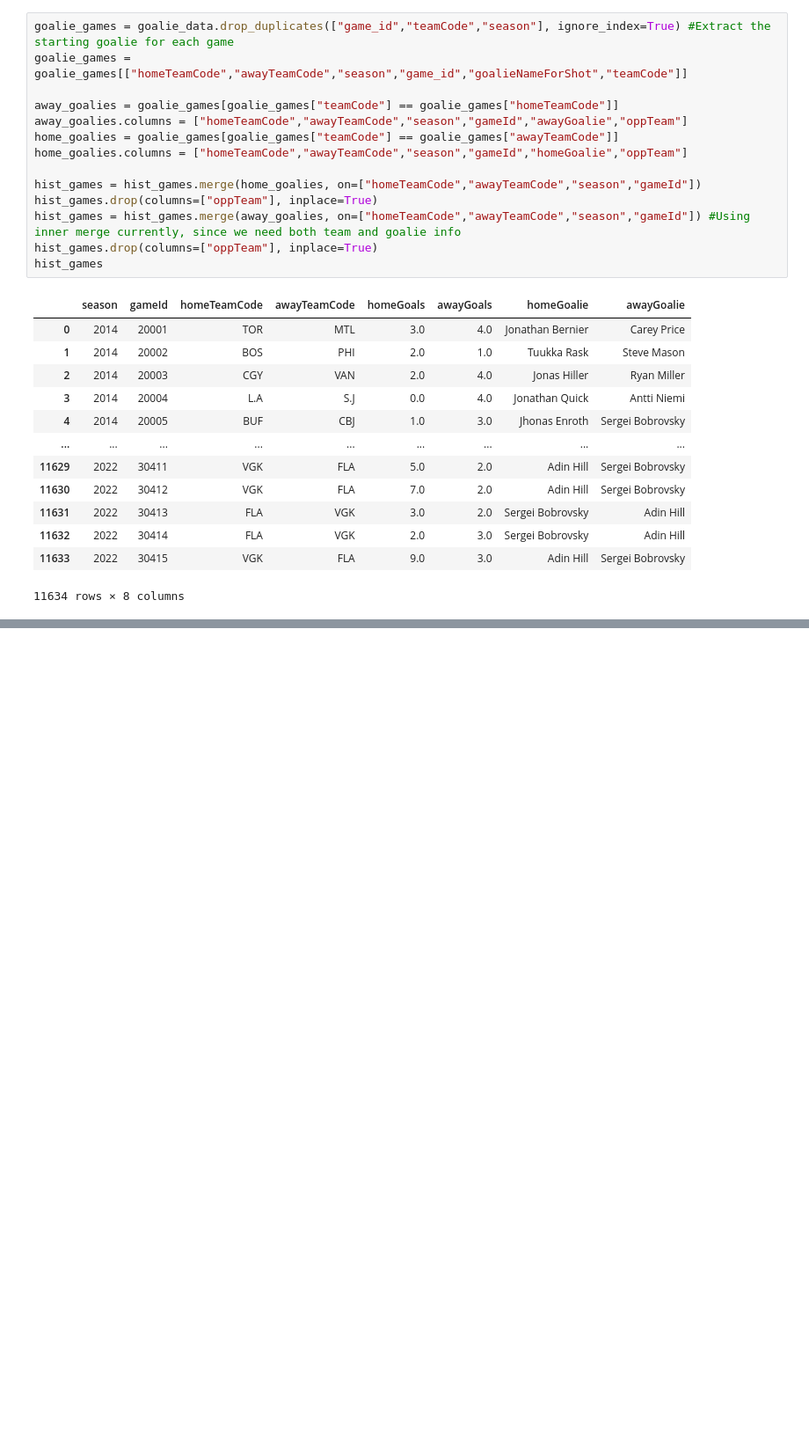
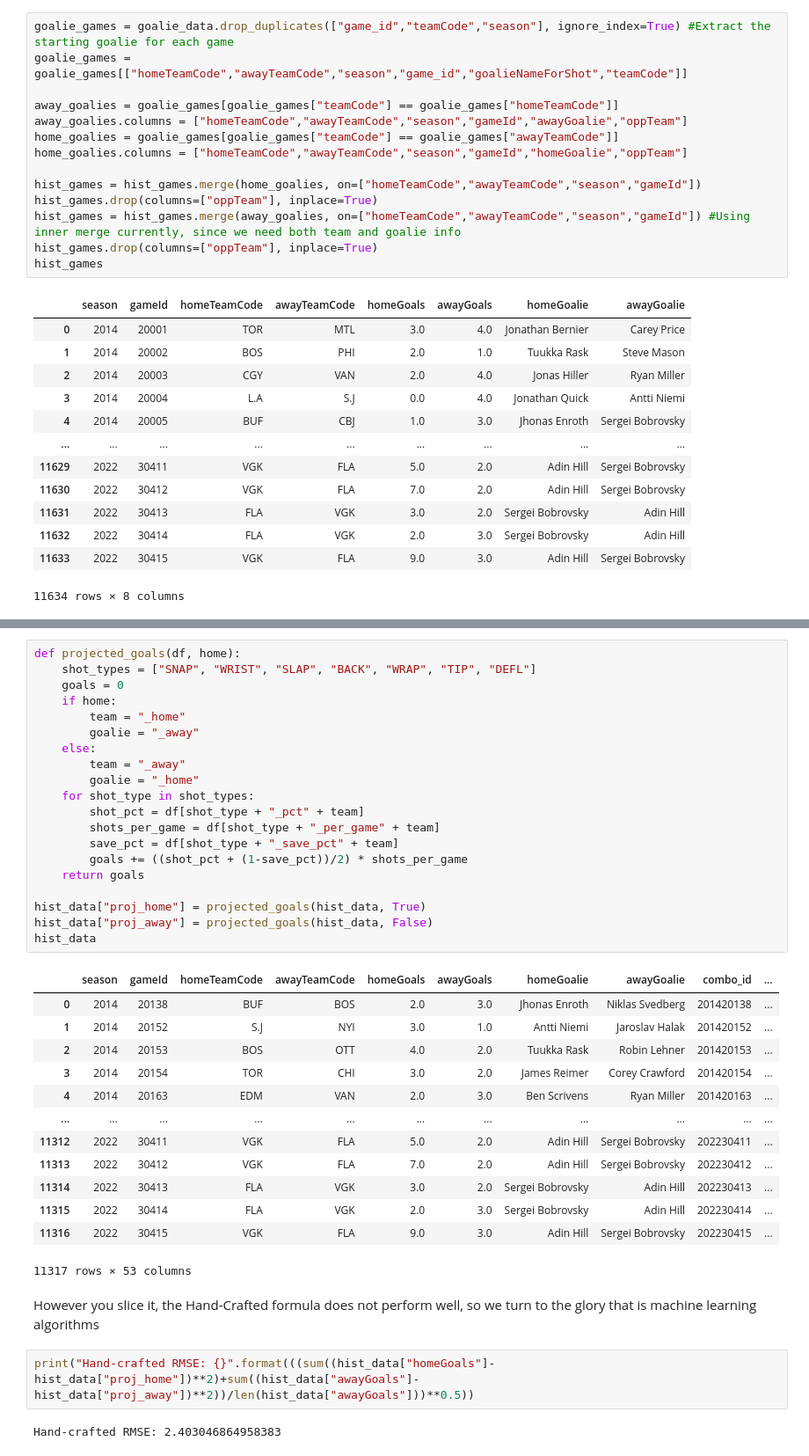
Before and after one commit to traskcon/NHL-Predictions, a Jupyter notebook: NHL-EDGE-Predictions.ipynb, the cells around one changed output, grey strips where cells are left out. Shown at 88% size. Drawn from its saved outputs; the diff is of its cells as text; blank space fills up the shorter version.

```diff
--- a/NHL-EDGE-Predictions.ipynb
+++ b/NHL-EDGE-Predictions.ipynb
@@ -565,0 +670,40 @@ hist_games
+# %%
+def projected_goals(df, home):
+    shot_types = ["SNAP", "WRIST", "SLAP", "BACK", "WRAP", "TIP", "DEFL"]
+    goals = 0
+    if home:
+        team = "_home"
+        goalie = "_away"
+    else:
+        team = "_away"
+        goalie = "_home"
+    for shot_type in shot_types:
+        shot_pct = df[shot_type + "_pct" + team]
+        shots_per_game = df[shot_type + "_per_game" + team]
+        save_pct = df[shot_type + "_save_pct" + team]
+        goals += ((shot_pct + (1-save_pct))/2) * shots_per_game
+    return goals
+
+hist_data["proj_home"] = projected_goals(hist_data, True)
+hist_data["proj_away"] = projected_goals(hist_data, False)
+hist_data
+# %% [output]
+|  | season | gameId | homeTeamCode | awayTeamCode | homeGoals | awayGoals | homeGoalie | awayGoalie | combo_id | ... |
+| 0 | 2014 | 20138 | BUF | BOS | 2.0 | 3.0 | Jhonas Enroth | Niklas Svedberg | 201420138 | ... |
+| 1 | 2014 | 20152 | S.J | NYI | 3.0 | 1.0 | Antti Niemi | Jaroslav Halak | 201420152 | ... |
+| 2 | 2014 | 20153 | BOS | OTT | 4.0 | 2.0 | Tuukka Rask | Robin Lehner | 201420153 | ... |
+| 3 | 2014 | 20154 | TOR | CHI | 3.0 | 2.0 | James Reimer | Corey Crawford | 201420154 | ... |
+| 4 | 2014 | 20163 | EDM | VAN | 2.0 | 3.0 | Ben Scrivens | Ryan Miller | 201420163 | ... |
+| ... | ... | ... | ... | ... | ... | ... | ... | ... | ... | ... |
+| 11312 | 2022 | 30411 | VGK | FLA | 5.0 | 2.0 | Adin Hill | Sergei Bobrovsky | 202230411 | ... |
+| 11313 | 2022 | 30412 | VGK | FLA | 7.0 | 2.0 | Adin Hill | Sergei Bobrovsky | 202230412 | ... |
+| 11314 | 2022 | 30413 | FLA | VGK | 3.0 | 2.0 | Sergei Bobrovsky | Adin Hill | 202230413 | ... |
+| 11315 | 2022 | 30414 | FLA | VGK | 2.0 | 3.0 | Sergei Bobrovsky | Adin Hill | 202230414 | ... |
+| 11316 | 2022 | 30415 | VGK | FLA | 9.0 | 3.0 | Adin Hill | Sergei Bobrovsky | 202230415 | ... |
+11317 rows × 53 columns
+# %% [markdown]
+However you slice it, the Hand-Crafted formula does not perform well, so we turn to the glory that is machine learning algorithms
+# %%
+print("Hand-crafted RMSE: {}".format(((sum((hist_data["homeGoals"]-hist_data["proj_home"])**2)+sum((hist_data["awayGoals"]-hist_data["proj_away"])**2))/len(hist_data["awayGoals"]))**0.5))
+# %% [output]
+Hand-crafted RMSE: 2.403046864958383
```
Also changed, not shown: parts of 32 cells of this notebook.
